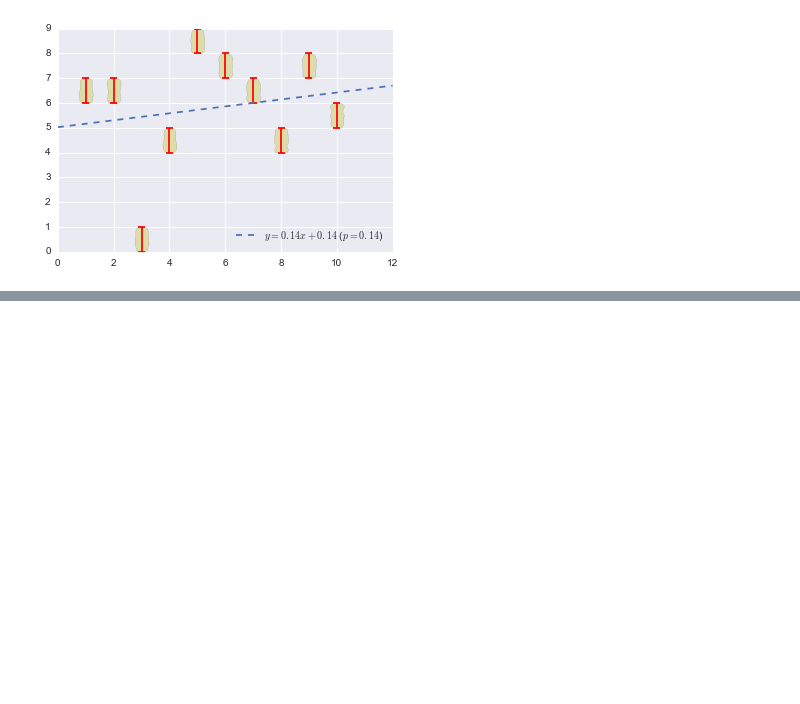
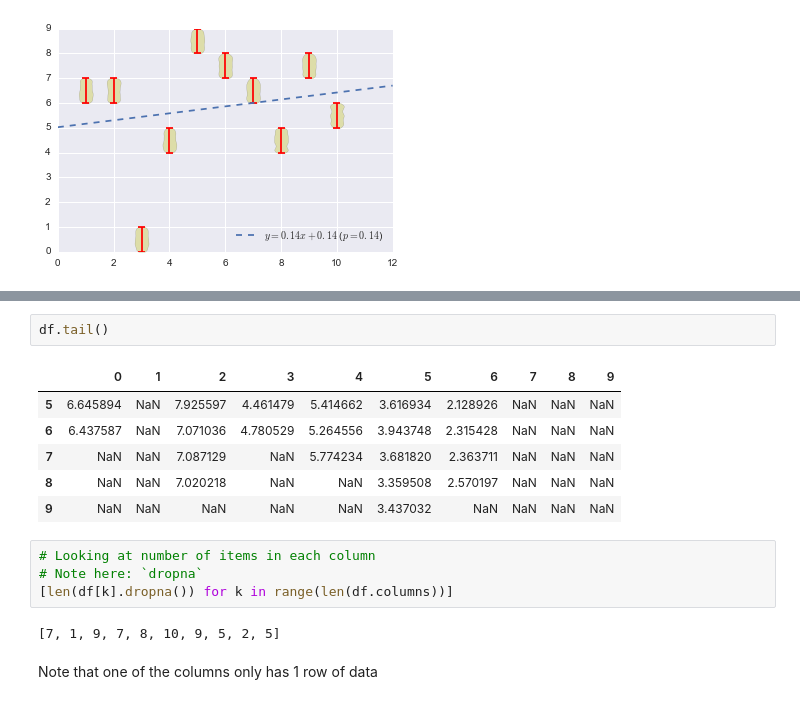
Before and after one commit to Nikoleta-v3/Dissertation-Notebooks, a Jupyter notebook: rsc/anova.ipynb, the cells around one changed output, grey strips where cells are left out. Cells and saved outputs as stored; diff of their text form; blank space fills up the shorter version.

```diff
--- a/rsc/anova.ipynb
+++ b/rsc/anova.ipynb
@@ -62,0 +74,17 @@ plt.legend(loc=4);
+# %%
+df.tail()
+# %% [output]
+|  | 0 | 1 | 2 | 3 | 4 | 5 | 6 | 7 | 8 | 9 |
+| 5 | 6.645894 | NaN | 7.925597 | 4.461479 | 5.414662 | 3.616934 | 2.128926 | NaN | NaN | NaN |
+| 6 | 6.437587 | NaN | 7.071036 | 4.780529 | 5.264556 | 3.943748 | 2.315428 | NaN | NaN | NaN |
+| 7 | NaN | NaN | 7.087129 | NaN | 5.774234 | 3.681820 | 2.363711 | NaN | NaN | NaN |
+| 8 | NaN | NaN | 7.020218 | NaN | NaN | 3.359508 | 2.570197 | NaN | NaN | NaN |
+| 9 | NaN | NaN | NaN | NaN | NaN | 3.437032 | NaN | NaN | NaN | NaN |
+# %%
+# Looking at number of items in each column
+# Note here: `dropna`
+[len(df[k].dropna()) for k in range(len(df.columns))]
+# %% [output]
+[7, 1, 9, 7, 8, 10, 9, 5, 2, 5]
+# %% [markdown]
+Note that one of the columns only has 1 row of data
```
Also changed, not shown: parts of 6 cells of this notebook.
